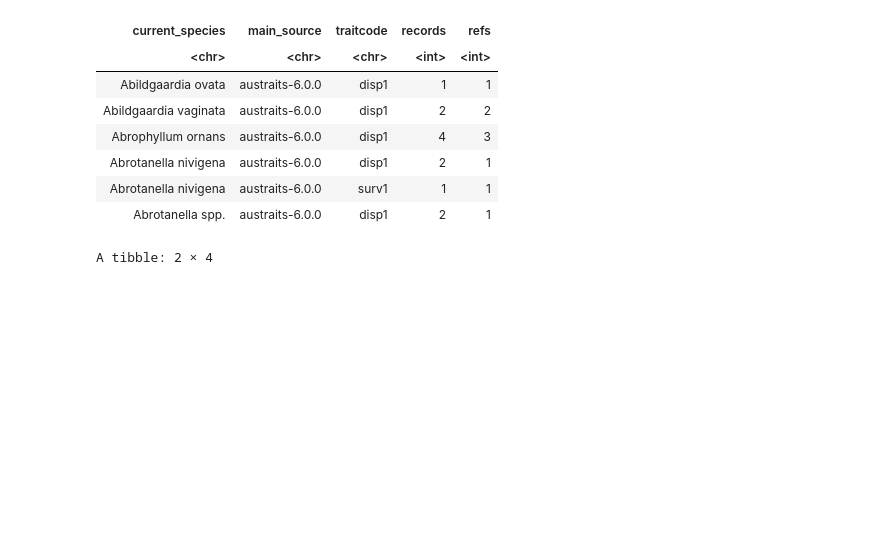
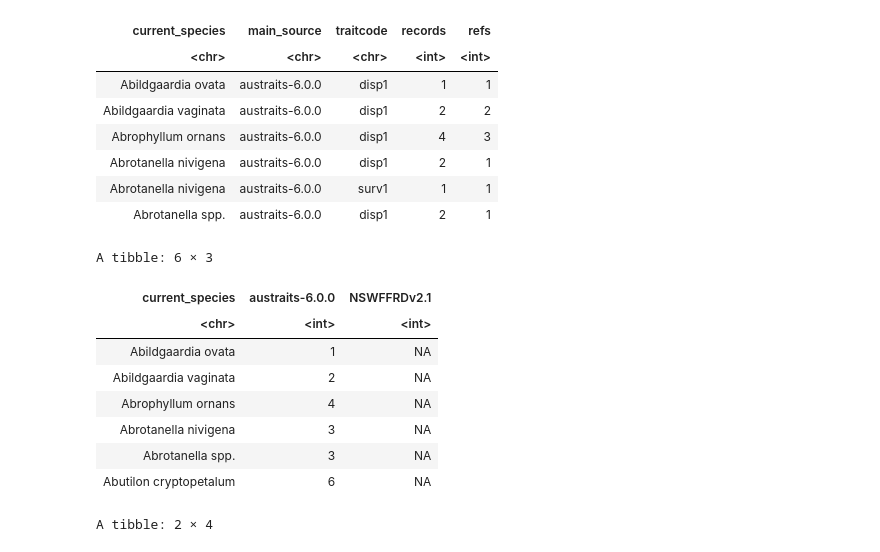
Before and after one commit to ces-unsw-edu-au/fireveg-db-exports, a Jupyter notebook: RDS-output/Read-tables-from-database.ipynb, the cells around one changed output. Saved outputs shown, nothing was run; the diff lists cells and outputs as text; code cells hidden in the pictures; blank space fills up the shorter version.

```diff
--- a/RDS-output/Read-tables-from-database.ipynb
+++ b/RDS-output/Read-tables-from-database.ipynb
@@ -372,6 +372,18 @@ spp_sources <-
         summarise(records = n_distinct(rid),
                  .groups='drop') |>
         pivot_wider(id_cols=current_species,names_from=main_source,values_from=records)
+# %%
+head(spp_sources)
+# %% [output]
+A tibble: 6 × 3
+| current_species | austraits-6.0.0 | NSWFFRDv2.1 |
+| <chr> | <int> | <int> |
+| Abildgaardia ovata | 1 | NA |
+| Abildgaardia vaginata | 2 | NA |
+| Abrophyllum ornans | 4 | NA |
+| Abrotanella nivigena | 3 | NA |
+| Abrotanella spp. | 3 | NA |
+| Abutilon cryptopetalum | 6 | NA |
 # %%
 traits_table |>
     filter(taxonrank %in% "Species",) |>
```
Also changed, not shown: 3 other files.
